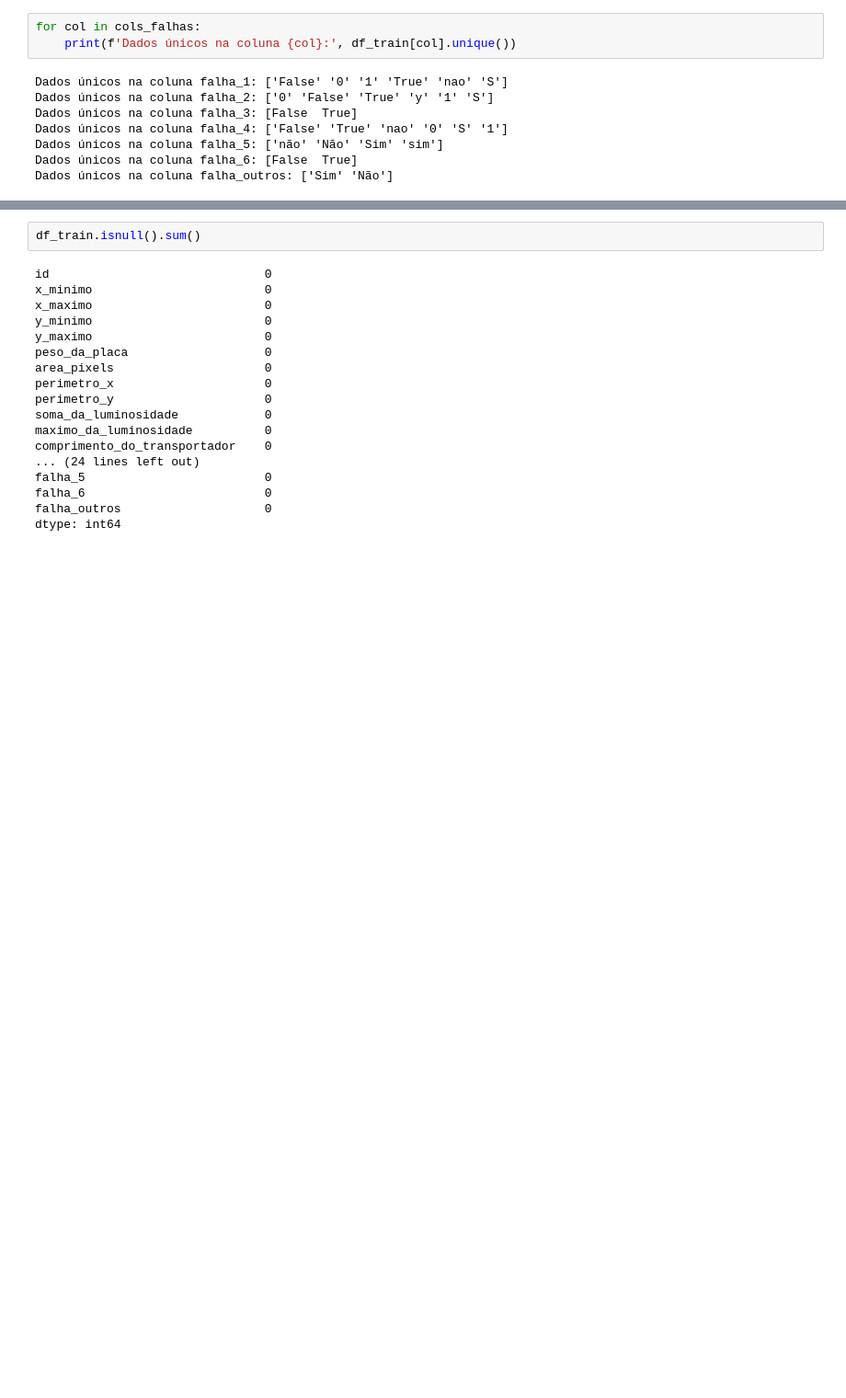
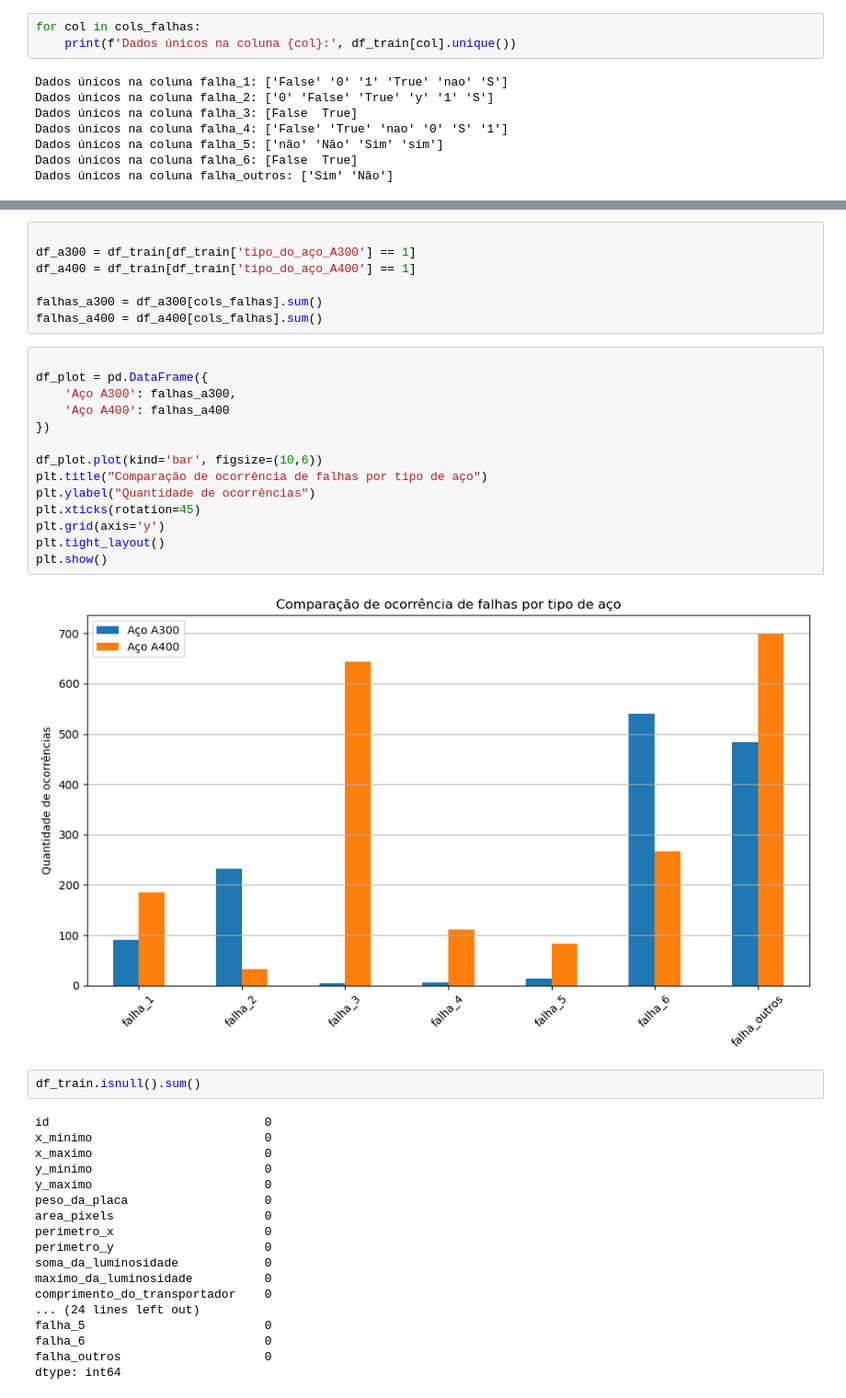
Before and after one commit to kdss-mila/desafio_residencia_IA, a Jupyter notebook: EDA.ipynb, the cells around one changed output, grey strips where cells are left out. Shown: that part at 92% size. Drawn from its saved outputs; the diff is of its cells as text; blank space fills up the shorter version.

```diff
--- a/EDA.ipynb
+++ b/EDA.ipynb
@@ -189,3 +186,26 @@ df_train[cols] = df_train[cols].fillna(df_train[cols].median())
+# %%
+
+df_a300 = df_train[df_train['tipo_do_aço_A300'] == 1]
+df_a400 = df_train[df_train['tipo_do_aço_A400'] == 1]
+
+falhas_a300 = df_a300[cols_falhas].sum()
+falhas_a400 = df_a400[cols_falhas].sum()
+# %%
+
+df_plot = pd.DataFrame({
+    'Aço A300': falhas_a300,
+    'Aço A400': falhas_a400
+})
+
+df_plot.plot(kind='bar', figsize=(10,6))
+plt.title("Comparação de ocorrência de falhas por tipo de aço")
+plt.ylabel("Quantidade de ocorrências")
+plt.xticks(rotation=45)
+plt.grid(axis='y')
+plt.tight_layout()
+plt.show()
+# %% [output]
+[figure, added]
 # %%
 df_train.isnull().sum()
 # %% [output]
```
Also changed, not shown: parts of 44 cells of this notebook, 2 other files.
